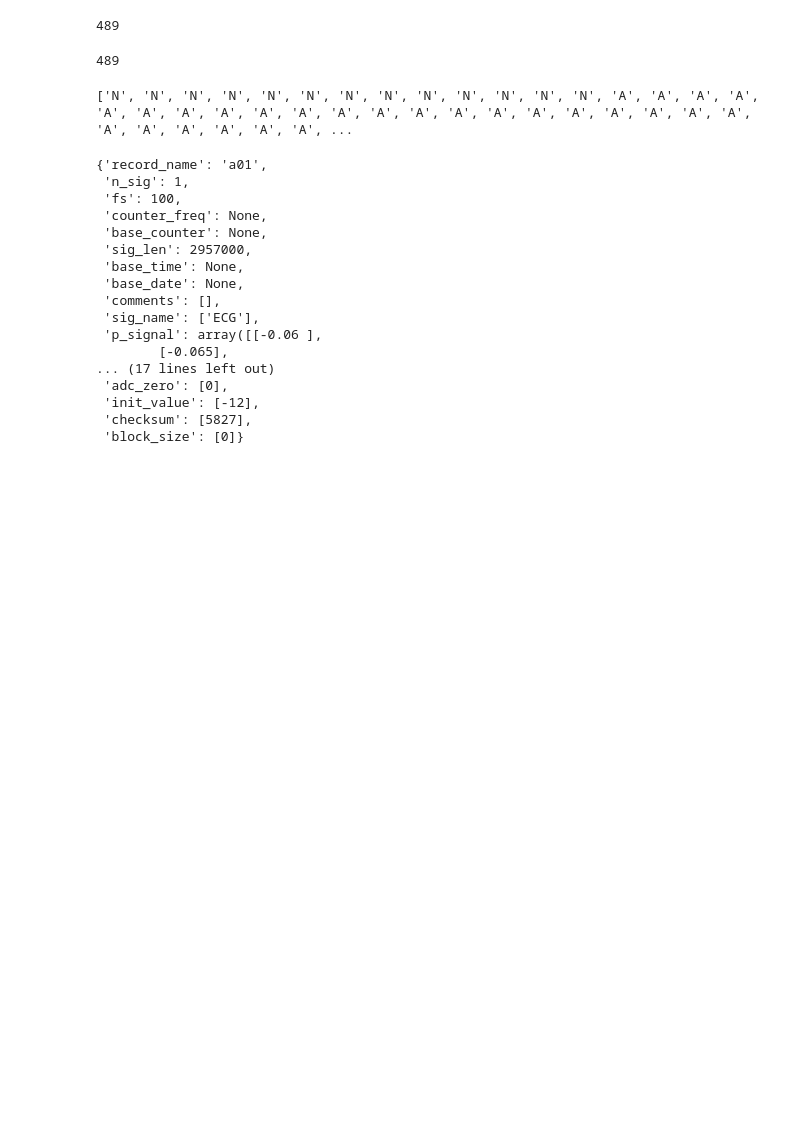
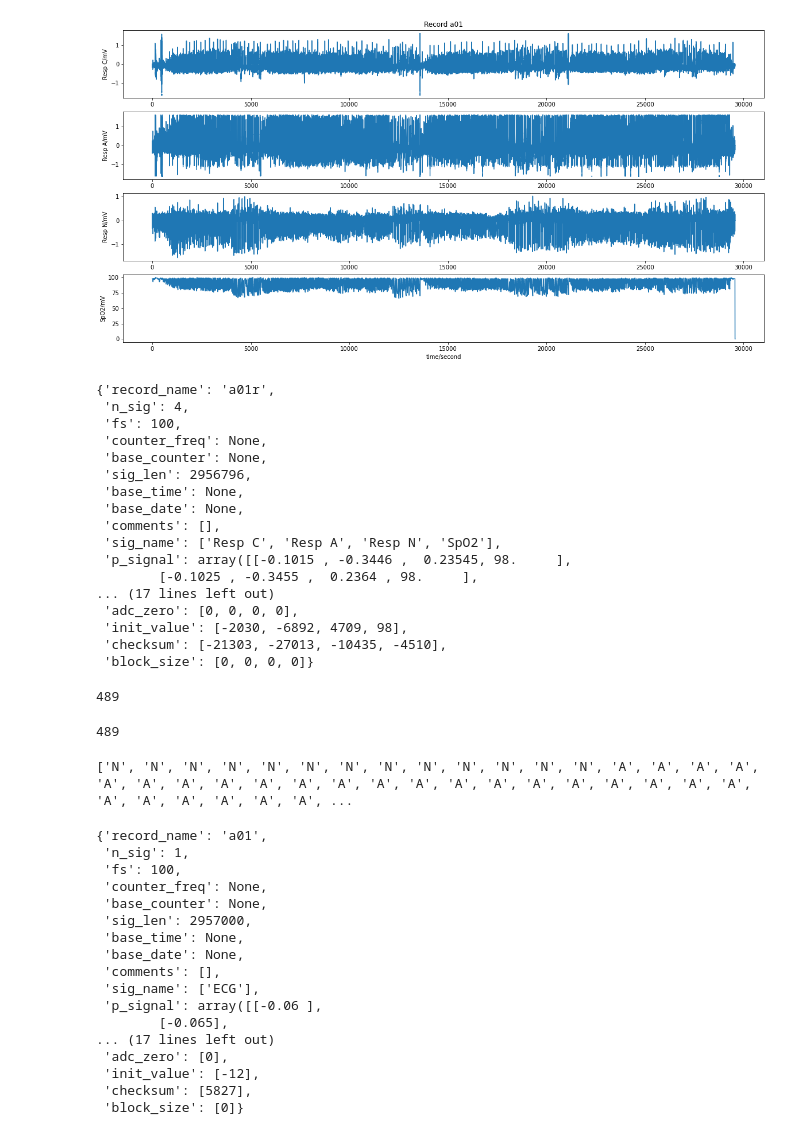
Before and after one commit to kurotaky-sandbox/Apnea-ECG, a Jupyter notebook: Database/ecg-dnn.ipynb, the cells around one changed output. Cells and saved outputs as stored; diff of their text form; code cells hidden in the pictures; blank space fills up the shorter version.

```diff
--- a/Database/ecg-dnn.ipynb
+++ b/Database/ecg-dnn.ipynb
@@ -16,27 +16,46 @@ import seaborn as sn
 # %%
 # docs: https://wfdb.readthedocs.io/en/latest/wfdb.html
 # SpO2が含まれているデータは a01r のようにrが付いている
 # records
 
 subjects = ['a01', 'a02', 'a03', 'a04', 'b01', 'c01', 'c02', 'c03']
 
 records = {}
 
 # データの読み込み
 for subject in subjects:
     path = "dataset/" + subject + 'r'
     ecg_path = "dataset/" + subject
 
     records[subject + 'r'] = wfdb.rdrecord(path)  # 計測データ
     records['ecg_' + subject] = wfdb.rdrecord(ecg_path)  # ECGの計測データ
     records['ann_' + subject + 'r'] = wfdb.rdann(path, 'apn', shift_samps=True) # ラベル
 
 # 波形を確認する
-#record = wfdb.rdrecord('dataset/a01r')
-#annotation = wfdb.rdann('dataset/a01r', 'apn')
+record = wfdb.rdrecord('dataset/a01r')
+annotation = wfdb.rdann('dataset/a01r', 'apn')
 
-#wfdb.plot_wfdb(record=record, title='Record a01', time_units='seconds', figsize=(20,10))
-#display(records['a01r'].__dict__)
+wfdb.plot_wfdb(record=record, title='Record a01', time_units='seconds', figsize=(20,10))
+display(records['a01r'].__dict__)
+# %% [output]
+[figure, added]
+{'record_name': 'a01r',
+ 'n_sig': 4,
+ 'fs': 100,
+ 'counter_freq': None,
+ 'base_counter': None,
+ 'sig_len': 2956796,
+ 'base_time': None,
+ 'base_date': None,
+ 'comments': [],
+ 'sig_name': ['Resp C', 'Resp A', 'Resp N', 'SpO2'],
+ 'p_signal': array([[-0.1015 , -0.3446 ,  0.23545, 98.     ],
+        [-0.1025 , -0.3455 ,  0.2364 , 98.     ],
+... (17 lines left out)
+ 'adc_zero': [0, 0, 0, 0],
+ 'init_value': [-2030, -6892, 4709, 98],
+ 'checksum': [-21303, -27013, -10435, -4510],
+ 'block_size': [0, 0, 0, 0]}
 # %%
 # https://archive.physionet.org/physiobank/database/apnea-ecg/annotations.shtml
 # display(annotation.__dict__)
```
Also changed, not shown: parts of 10 cells of this notebook, 1 other file.
